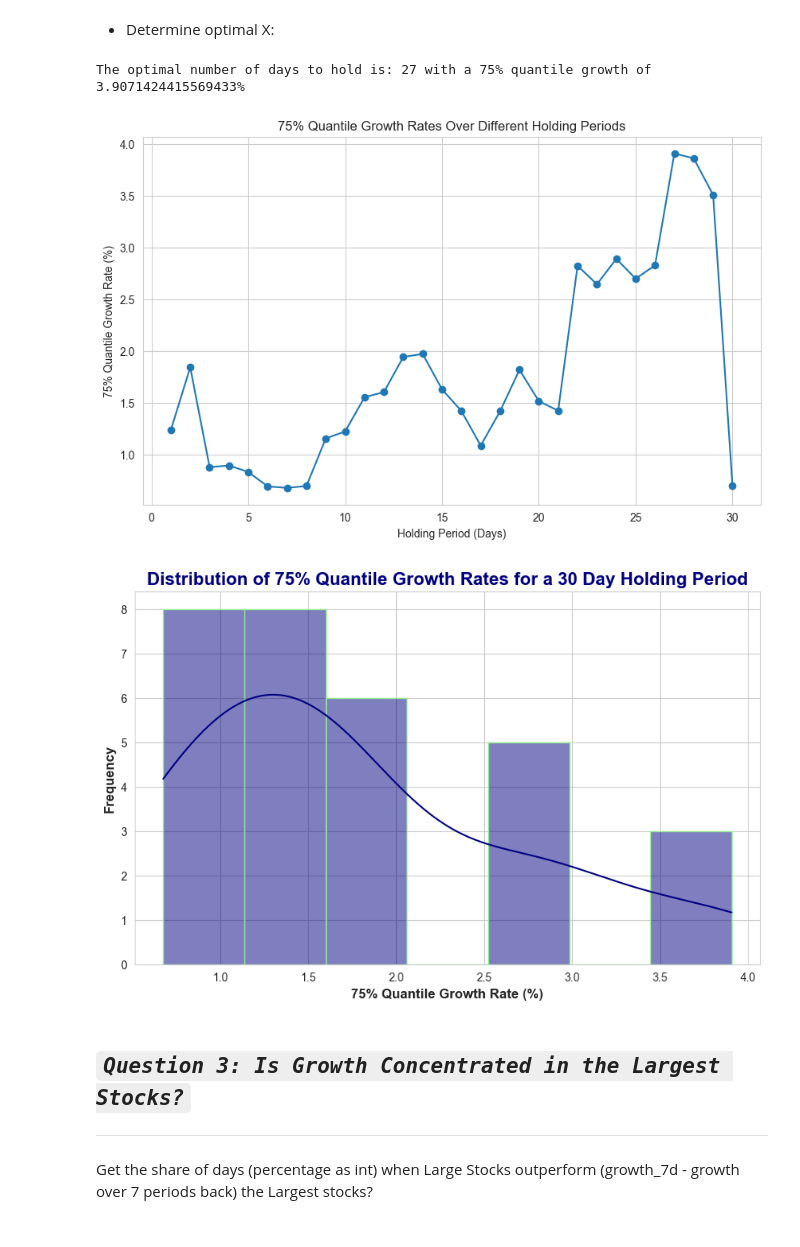
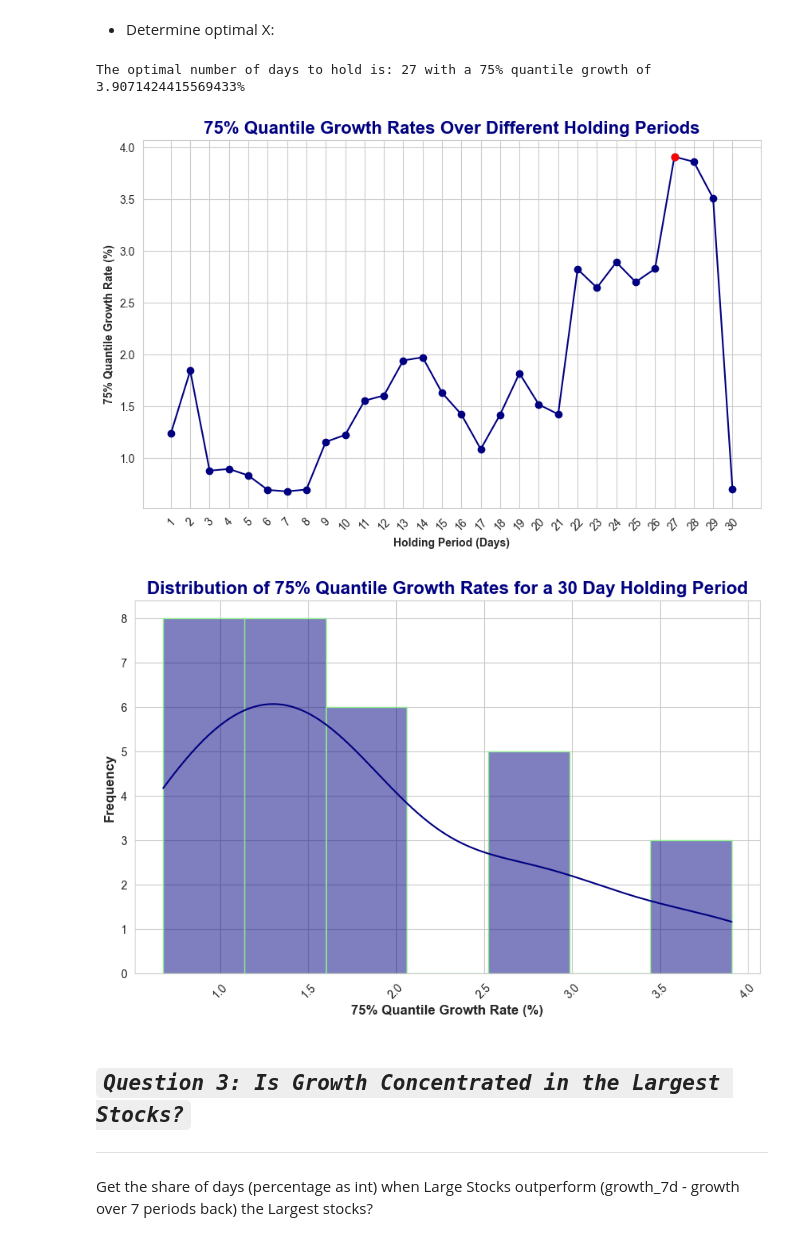
Before and after one commit to Ocean-code-1995/stock-market-analytics-zoomcamp, a Jupyter notebook: Module2/homework2.ipynb, the cells around one changed output. Drawn from its saved outputs; the diff is of its cells as text; code cells hidden in the pictures.

```diff
--- a/Module2/homework2.ipynb
+++ b/Module2/homework2.ipynb
@@ -680,29 +680,33 @@ plt.tight_layout();
 # %%
 optimal_x = quantiles.idxmax()  # Get the day with the highest 75% quantile
 print(f"The optimal number of days to hold is: {optimal_x} with a 75% quantile growth of {quantiles[optimal_x]}%")
 # Example data
 days = list(quantiles.keys())
 quantile_growth = list(quantiles)
 
 plt.figure(figsize=(10, 6))
-plt.plot(days, quantile_growth, marker='o', linestyle='-')
-plt.title('75% Quantile Growth Rates Over Different Holding Periods')
-plt.xlabel('Holding Period (Days)')
-plt.ylabel('75% Quantile Growth Rate (%)')
+plt.plot(days, quantile_growth, marker='o', linestyle='-', color='navy')
+# make x=27 red
+plt.plot(27, quantiles[27], marker='o', color='red', linestyle='None', label='Optimal Day (27)')
+plt.title('75% Quantile Growth Rates Over Different Holding Periods', weight='bold', size=16, color='navy')
+plt.xlabel('Holding Period (Days)', weight='bold'),
+plt.xticks(days, rotation=45)
+plt.ylabel('75% Quantile Growth Rate (%)', weight='bold')
 plt.grid(True)
 plt.show()
 # %% [output]
 The optimal number of days to hold is: 27 with a 75% quantile growth of 3.9071424415569433%
-[figure, old version]
+[figure, new version]
 # %%
 # histplot for 75% quantile growth rates
 plt.figure(figsize=(10, 6))
 plt.title('Distribution of 75% Quantile Growth Rates for a 30 Day Holding Period', size=16, weight='bold', color='navy')
 plt.xlabel('75% Quantile Growth Rate (%)', weight='bold', size=12),
 plt.ylabel('Frequency', weight='bold', size=12)
+plt.xticks(rotation=45)
 sns.histplot(quantiles, kde=True, color='navy', edgecolor='lightgreen', bins=7);
 # %% [output]
-[figure, old version]
+[figure, new version]
 # %% [markdown]
 ## ***`Question 3: Is Growth Concentrated in the Largest Stocks?`***
 ---
```
Also changed, not shown: parts of 3 cells of this notebook.
